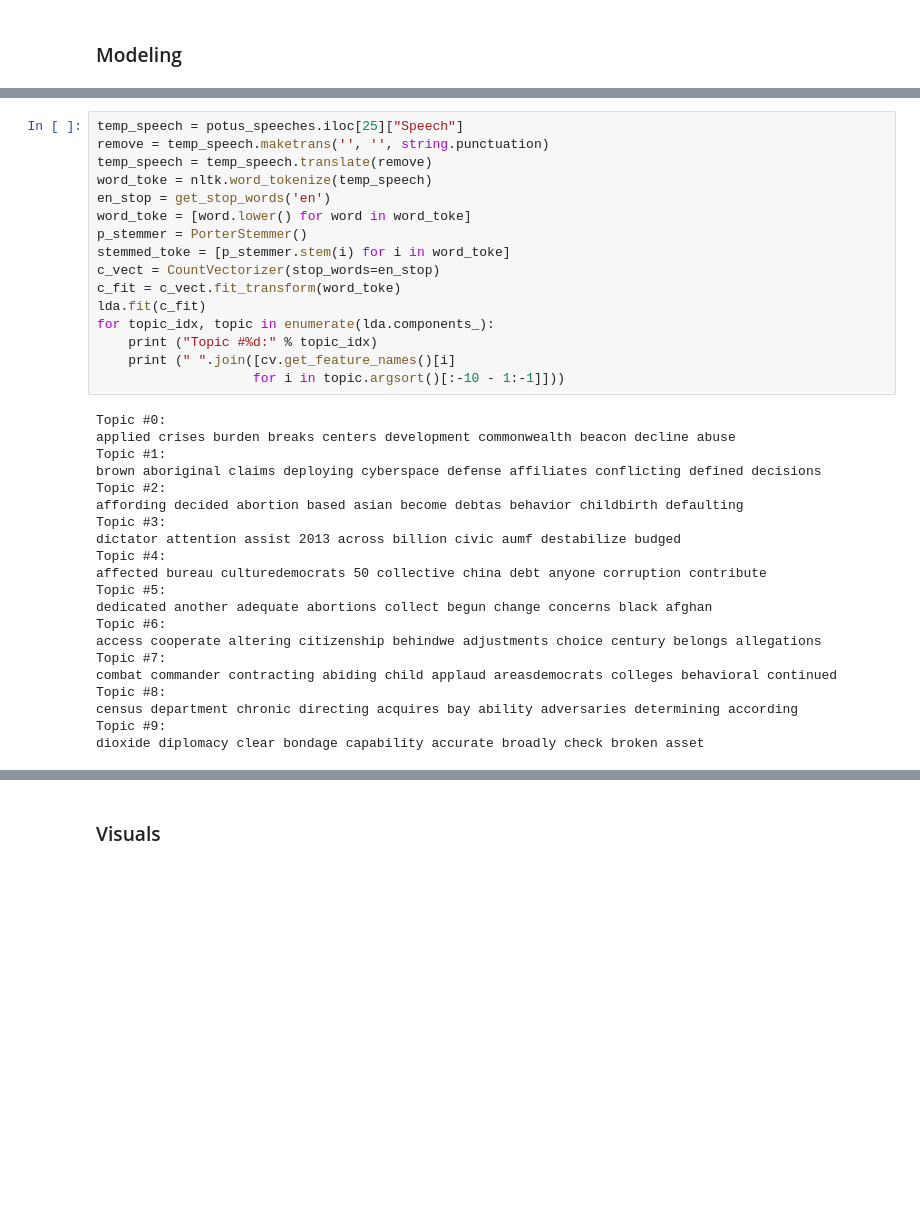
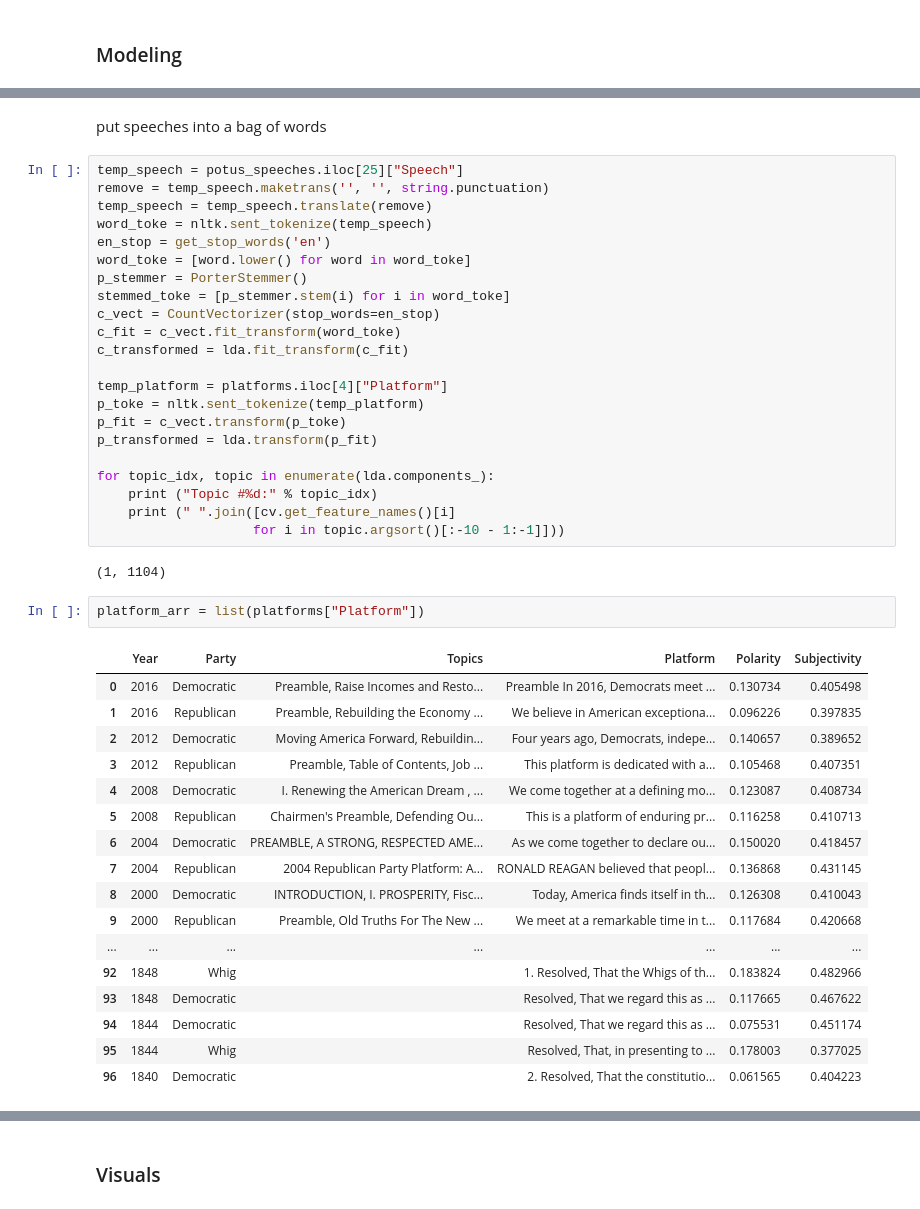
Before and after one commit to dgilbs/presidential_speeches, a Jupyter notebook: data_analysis.ipynb, the cells around one changed output, grey strips where cells are left out. Drawn from its saved outputs; the diff is of its cells as text; blank space fills up the shorter version.

Commit message:
continues modeling

```diff
--- a/data_analysis.ipynb
+++ b/data_analysis.ipynb
@@ -353,37 +282,46 @@ mike john america american mary david jim steve james virginia
+# %% [markdown]
+put speeches into a bag of words
 # %%
 temp_speech = potus_speeches.iloc[25]["Speech"]
 remove = temp_speech.maketrans('', '', string.punctuation)
 temp_speech = temp_speech.translate(remove)
-word_toke = nltk.word_tokenize(temp_speech)
+word_toke = nltk.sent_tokenize(temp_speech)
 en_stop = get_stop_words('en')
 word_toke = [word.lower() for word in word_toke]
 p_stemmer = PorterStemmer()
 stemmed_toke = [p_stemmer.stem(i) for i in word_toke]
 c_vect = CountVectorizer(stop_words=en_stop)
 c_fit = c_vect.fit_transform(word_toke)
-lda.fit(c_fit)
+c_transformed = lda.fit_transform(c_fit)
+
+temp_platform = platforms.iloc[4]["Platform"]
+p_toke = nltk.sent_tokenize(temp_platform)
+p_fit = c_vect.transform(p_toke)
+p_transformed = lda.transform(p_fit)
+
 for topic_idx, topic in enumerate(lda.components_):
     print ("Topic #%d:" % topic_idx)
     print (" ".join([cv.get_feature_names()[i]
                     for i in topic.argsort()[:-10 - 1:-1]]))
 # %% [output]
-Topic #0:
-applied crises burden breaks centers development commonwealth beacon decline abuse
-Topic #1:
-brown aboriginal claims deploying cyberspace defense affiliates conflicting defined decisions
-Topic #2:
-affording decided abortion based asian become debtas behavior childbirth defaulting
-Topic #3:
-dictator attention assist 2013 across billion civic aumf destabilize budged
-Topic #4:
-affected bureau culturedemocrats 50 collective china debt anyone corruption contribute
-Topic #5:
-dedicated another adequate abortions collect begun change concerns black afghan
-Topic #6:
-access cooperate altering citizenship behindwe adjustments choice century belongs allegations
-Topic #7:
-combat commander contracting abiding child applaud areasdemocrats colleges behavioral continued
-Topic #8:
-census department chronic directing acquires bay ability adversaries determining according
-Topic #9:
-dioxide diplomacy clear bondage capability accurate broadly check broken asset
+(1, 1104)
+# %%
+platform_arr = list(platforms["Platform"])
+# %% [output]
+|  | Year | Party | Topics | Platform | Polarity | Subjectivity |
+| 0 | 2016 | Democratic | Preamble, Raise Incomes and Resto... | Preamble In 2016, Democrats meet ... | 0.130734 | 0.405498 |
+| 1 | 2016 | Republican | Preamble, Rebuilding the Economy ... | We believe in American exceptiona... | 0.096226 | 0.397835 |
+| 2 | 2012 | Democratic | Moving America Forward, Rebuildin... | Four years ago, Democrats, indepe... | 0.140657 | 0.389652 |
+| 3 | 2012 | Republican | Preamble, Table of Contents, Job ... | This platform is dedicated with a... | 0.105468 | 0.407351 |
+| 4 | 2008 | Democratic | I. Renewing the American Dream , ... | We come together at a defining mo... | 0.123087 | 0.408734 |
+| 5 | 2008 | Republican | Chairmen's Preamble, Defending Ou... | This is a platform of enduring pr... | 0.116258 | 0.410713 |
+| 6 | 2004 | Democratic | PREAMBLE, A STRONG, RESPECTED AME... | As we come together to declare ou... | 0.150020 | 0.418457 |
+| 7 | 2004 | Republican | 2004 Republican Party Platform: A... | RONALD REAGAN believed that peopl... | 0.136868 | 0.431145 |
+| 8 | 2000 | Democratic | INTRODUCTION, I. PROSPERITY, Fisc... | Today, America finds itself in th... | 0.126308 | 0.410043 |
+| 9 | 2000 | Republican | Preamble, Old Truths For The New ... | We meet at a remarkable time in t... | 0.117684 | 0.420668 |
+| ... | ... | ... | ... | ... | ... | ... |
+| 92 | 1848 | Whig |  | 1. Resolved, That the Whigs of th... | 0.183824 | 0.482966 |
+| 93 | 1848 | Democratic |  | Resolved, That we regard this as ... | 0.117665 | 0.467622 |
+| 94 | 1844 | Democratic |  | Resolved, That we regard this as ... | 0.075531 | 0.451174 |
+| 95 | 1844 | Whig |  | Resolved, That, in presenting to ... | 0.178003 | 0.377025 |
+| 96 | 1840 | Democratic |  | 2. Resolved, That the constitutio... | 0.061565 | 0.404223 |
```
Also changed, not shown: parts of 18 cells of this notebook.
